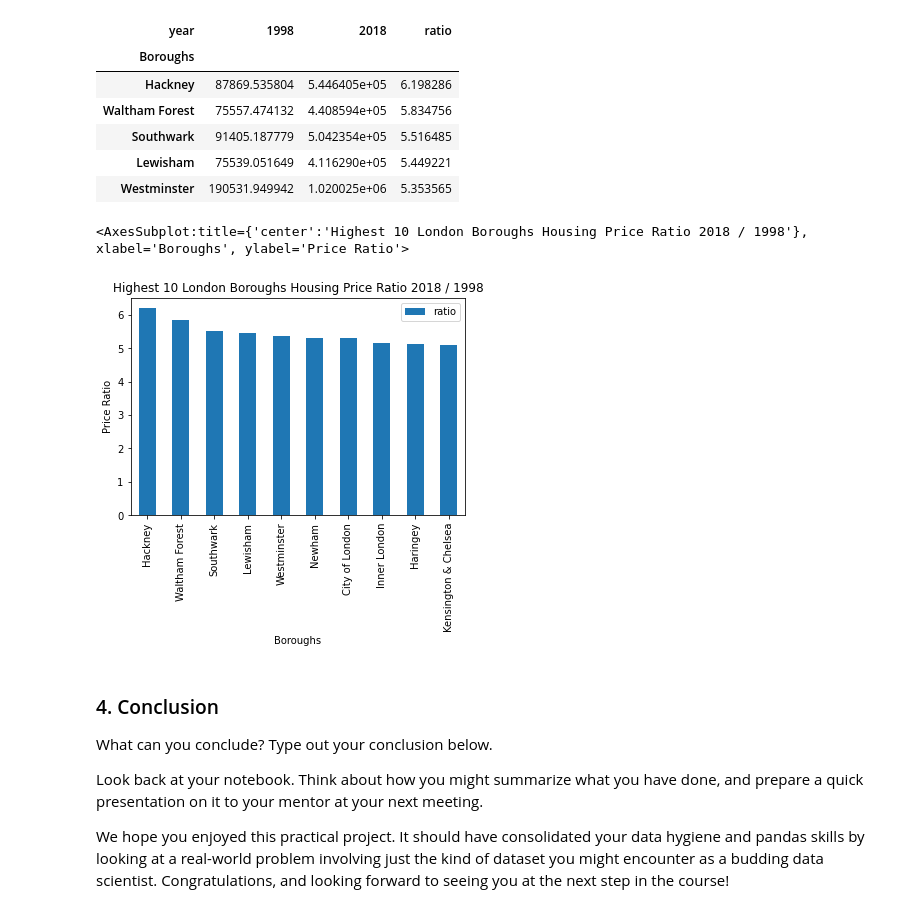
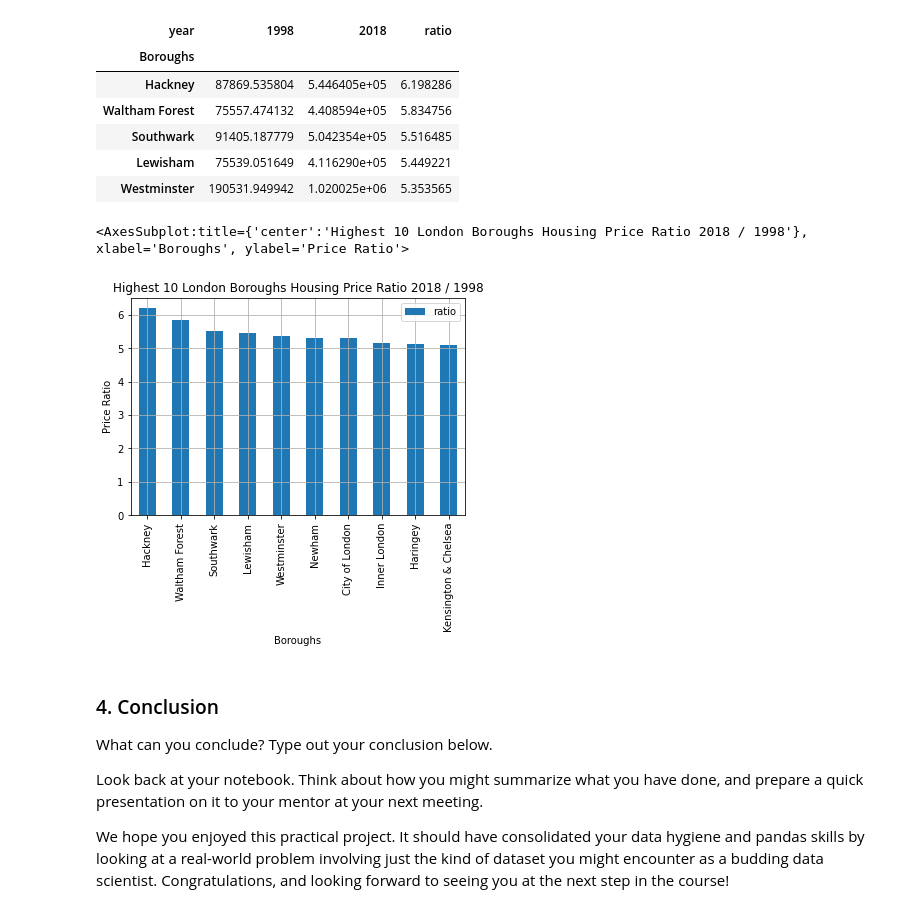
Before and after one commit to andyclark1125/Springboard, a Jupyter notebook: projects/London/London.ipynb, the cells around one changed output. Cells and saved outputs as stored; diff of their text form; code cells hidden in the pictures.

```diff
--- a/projects/London/London.ipynb
+++ b/projects/London/London.ipynb
@@ -460,10 +460,12 @@ StartEndPrice_wide.head()
 | Westminster | 190531.949942 | 1.020025e+06 | 5.353565 |
 # %%
 StartEndPrice_wide.reset_index(inplace=True)
-StartEndPrice_wide.iloc[0:10,[0,3]].plot(kind='bar',x='Boroughs',y='ratio', ylabel='Price Ratio', title='Highest 10 London Boroughs Housing Price Ratio 2018 / 1998')
+StartEndPrice_wide.iloc[0:10,[0,3]].plot(kind='bar',x='Boroughs',\
+y='ratio', ylabel='Price Ratio', title='Highest 10 London Boroughs Housing Price Ratio 2018 / 1998',\
+grid=True)
 # %% [output]
 <AxesSubplot:title={'center':'Highest 10 London Boroughs Housing Price Ratio 2018 / 1998'}, xlabel='Boroughs', ylabel='Price Ratio'>
-[figure, old version]
+[figure, new version]
 # %% [markdown]
 ### 4. Conclusion
 What can you conclude? Type out your conclusion below.
```
Also changed, not shown: 8 other files.
